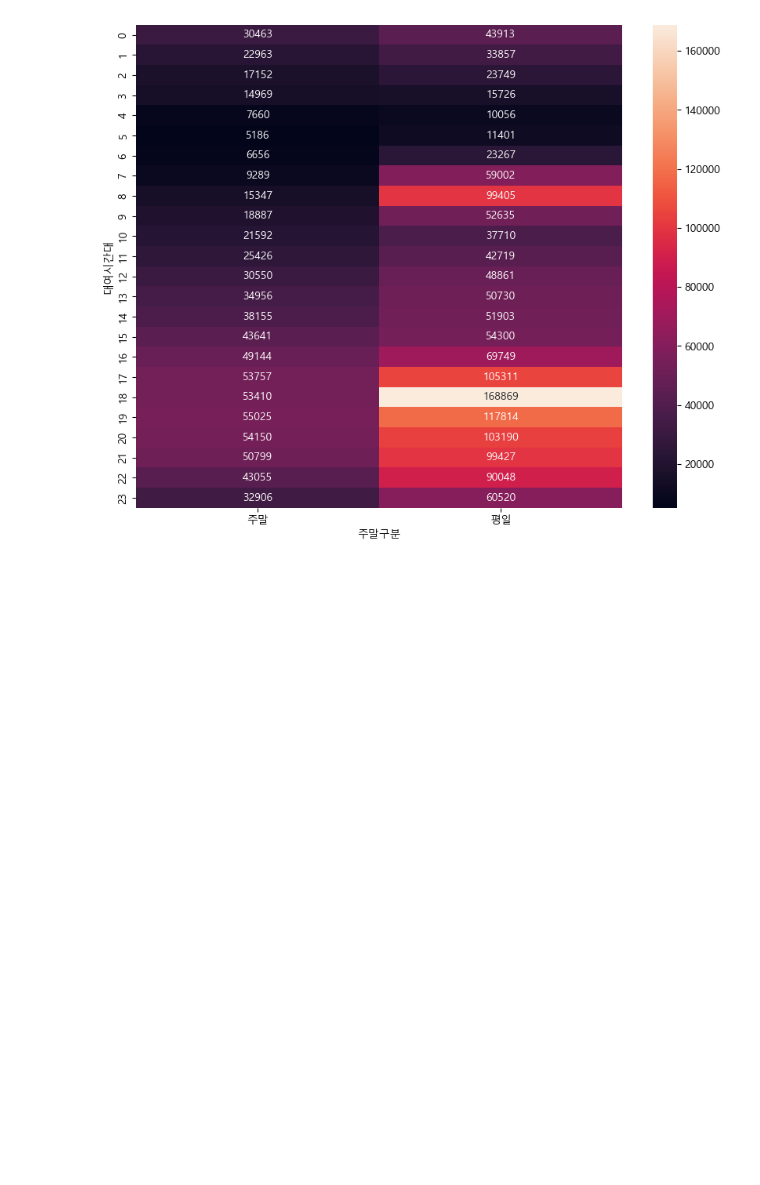
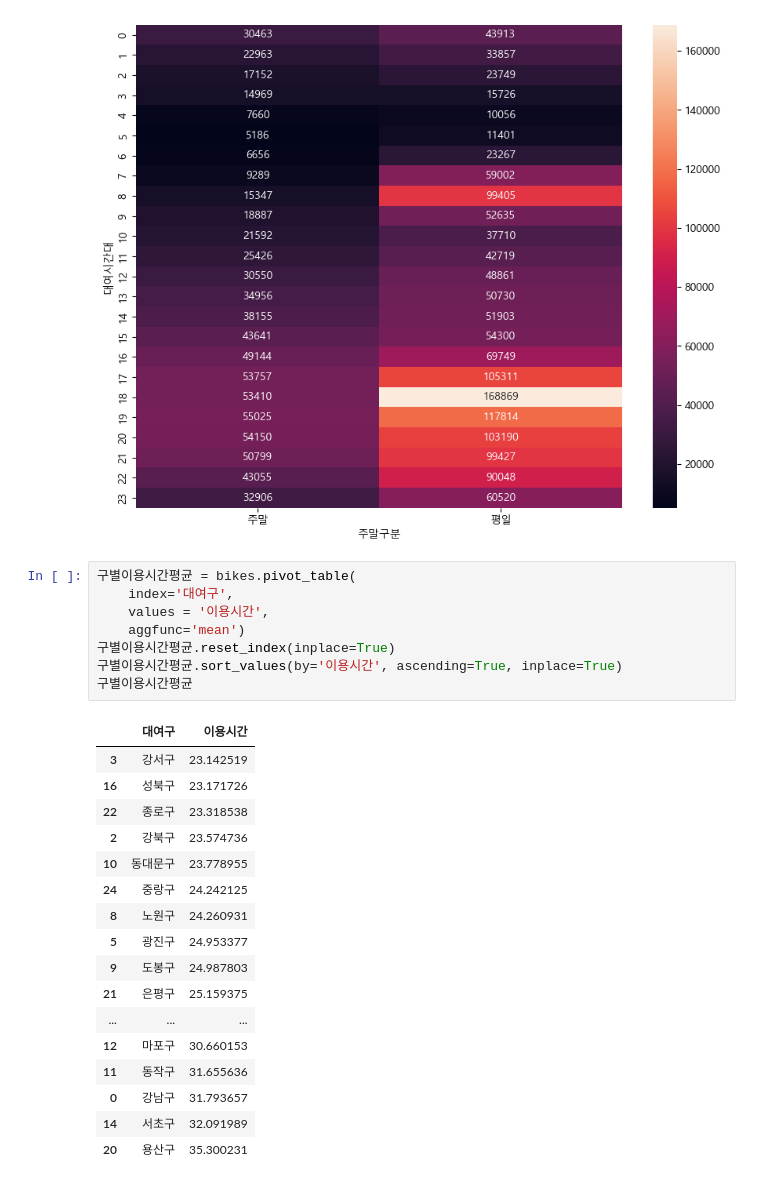
Before and after one commit to SiunKimm/seoul-bike-analysis, a Jupyter notebook: bike/practice/bike_practice.ipynb, the cells around one changed output. Cells and saved outputs as stored; diff of their text form; blank space fills up the shorter version.

```diff
--- a/bike/practice/bike_practice.ipynb
+++ b/bike/practice/bike_practice.ipynb
@@ -351,3 +351,29 @@ sns.heatmap(data=weekdays_hourly_ride, annot=True, fmt='d')
 <Axes: xlabel='주말구분', ylabel='대여시간대'>
 [figure]
 [figure]
+# %%
+구별이용시간평균 = bikes.pivot_table(
+    index='대여구',
+    values = '이용시간',
+    aggfunc='mean')
+구별이용시간평균.reset_index(inplace=True)
+구별이용시간평균.sort_values(by='이용시간', ascending=True, inplace=True)
+구별이용시간평균
+# %% [output]
+|  | 대여구 | 이용시간 |
+| 3 | 강서구 | 23.142519 |
+| 16 | 성북구 | 23.171726 |
+| 22 | 종로구 | 23.318538 |
+| 2 | 강북구 | 23.574736 |
+| 10 | 동대문구 | 23.778955 |
+| 24 | 중랑구 | 24.242125 |
+| 8 | 노원구 | 24.260931 |
+| 5 | 광진구 | 24.953377 |
+| 9 | 도봉구 | 24.987803 |
+| 21 | 은평구 | 25.159375 |
+| ... | ... | ... |
+| 12 | 마포구 | 30.660153 |
+| 11 | 동작구 | 31.655636 |
+| 0 | 강남구 | 31.793657 |
+| 14 | 서초구 | 32.091989 |
+| 20 | 용산구 | 35.300231 |
```
Also changed, not shown: parts of 3 cells of this notebook.
